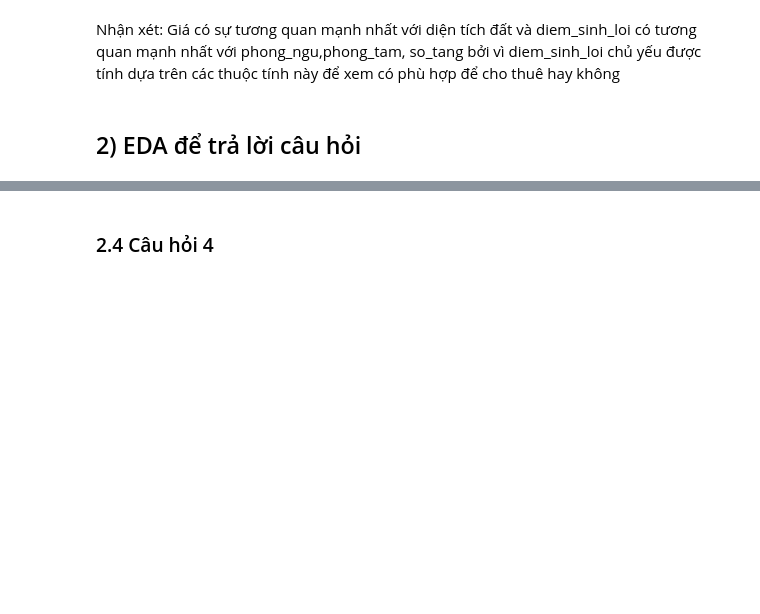
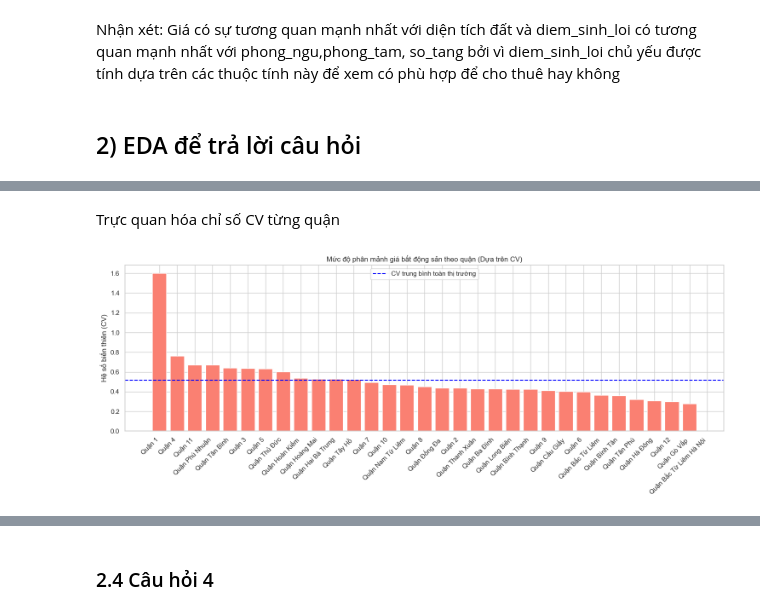
Before and after one commit to Thuongcdv123/Project-Intro-DS, a Jupyter notebook: eda/eda.ipynb, the cells around one changed output, grey strips where cells are left out. Cells and saved outputs as stored; diff of their text form; code cells hidden in the pictures; blank space fills up the shorter version.

```diff
--- a/eda/eda.ipynb
+++ b/eda/eda.ipynb
@@ -329,0 +304,32 @@ plt.show()
+# %%
+summary_by_quan = (
+    df_analysis
+    .groupby('quan')['gia_tren_m2']
+    .agg(
+        so_luong='count',
+        mean='mean',
+        median='median',
+        std='std'
+    )
+    .reset_index()
+)
+
+summary_by_quan['cv'] = summary_by_quan['std'] / summary_by_quan['mean']
+# %% [markdown]
+Trực quan hóa chỉ số CV từng quận
+# %%
+# Sắp xếp theo CV để tìm quận phân mảnh nhất
+summary_by_quan_cv = summary_by_quan.sort_values(by='cv', ascending=False)
+
+plt.figure(figsize=(15, 6))
+plt.bar(summary_by_quan_cv['quan'], summary_by_quan_cv['cv'], color='salmon')
+
+plt.xticks(rotation=45, ha='right')
+plt.ylabel('Hệ số biến thiên (CV)')
+plt.title('Mức độ phân mảnh giá bất động sản theo quận (Dựa trên CV)')
+plt.axhline(y=summary_by_quan['cv'].mean(), color='blue', linestyle='--', label='CV trung bình toàn thị trường')
+plt.legend()
+plt.tight_layout()
+plt.show()
+# %% [output]
+[figure, added]
```
Also changed, not shown: parts of 71 cells of this notebook.
